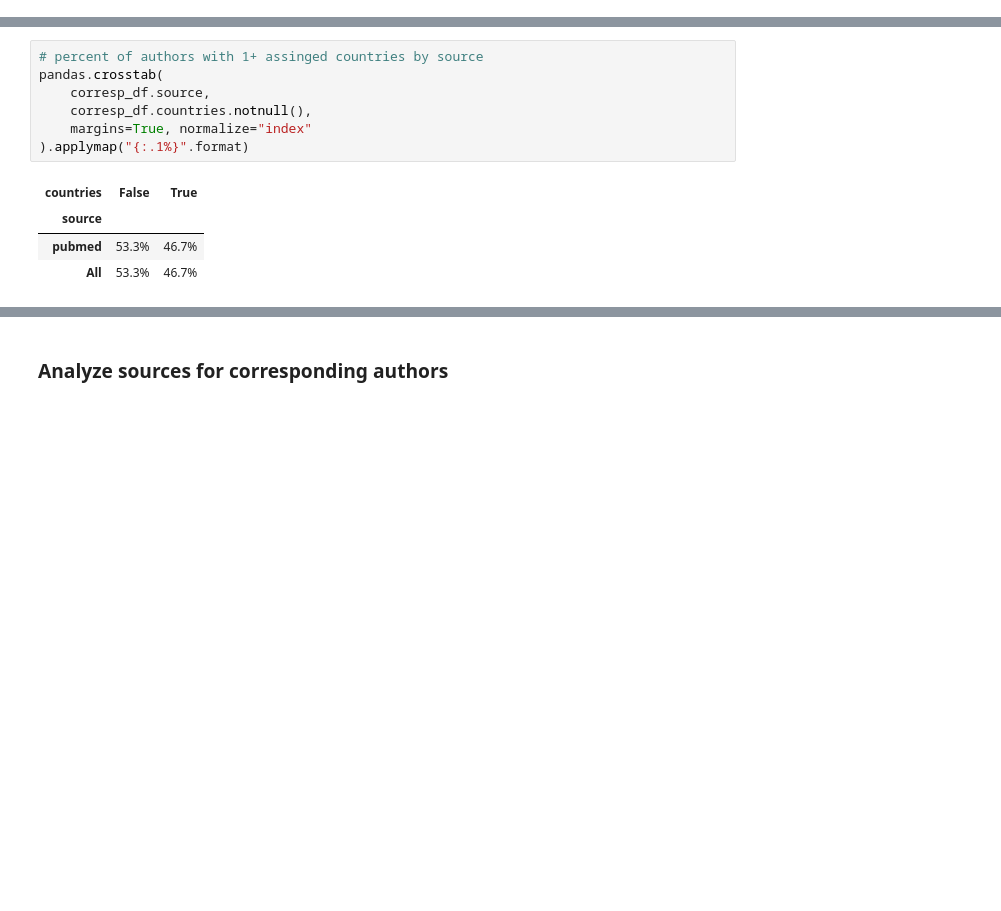
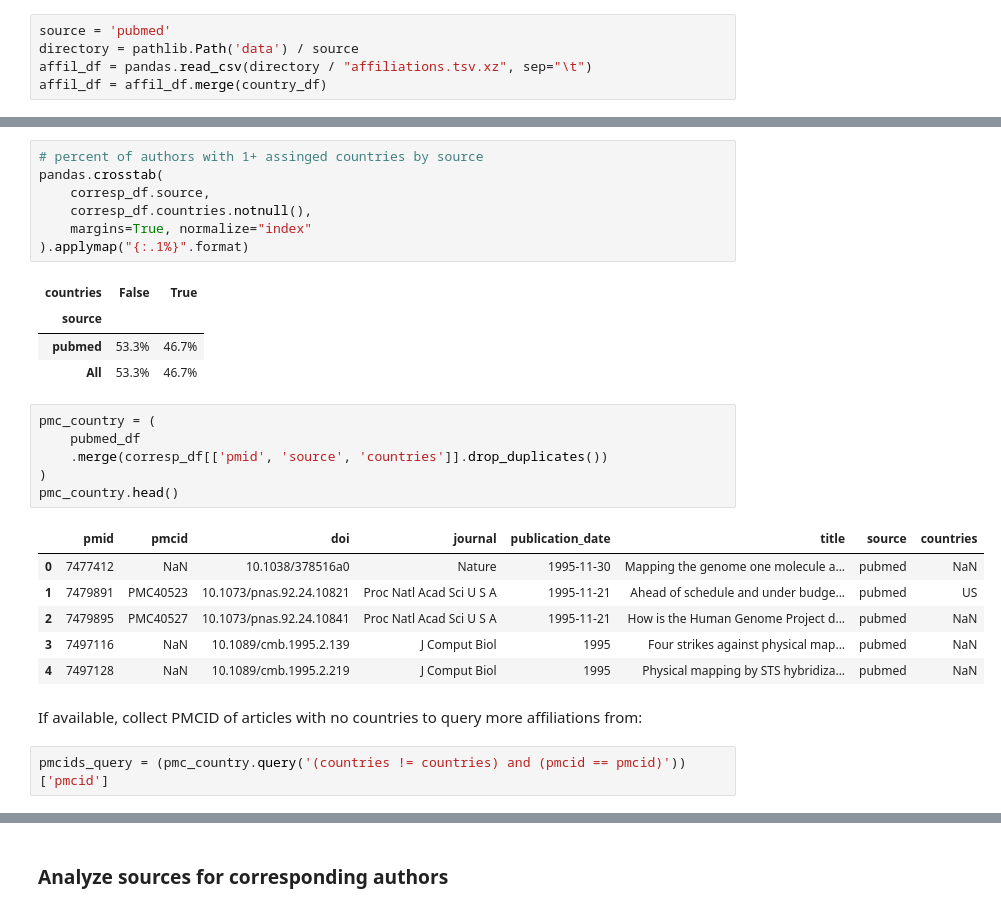
Before and after one commit to greenelab/iscb-diversity, a Jupyter notebook: 08.corresponding-authors.ipynb, the cells around one changed output, grey strips where cells are left out. Saved outputs shown, nothing was run; the diff lists cells and outputs as text; blank space fills up the shorter version.

Commit message:
update country extraction - move old text to markdown cell - add analysis code

```diff
--- a/08.corresponding-authors.ipynb
+++ b/08.corresponding-authors.ipynb
@@ -20,6 +20,11 @@ country_df.head()
 | 2 | "Claudio Munari" Center for Epile... | IT |
 | 3 | "Momentum" Membrane Protein Bioin... | HU |
 | 4 | "Momentum" Membrane Protein Bioin... | HU |
+# %%
+source = 'pubmed'
+directory = pathlib.Path('data') / source
+affil_df = pandas.read_csv(directory / "affiliations.tsv.xz", sep="\t")
+affil_df = affil_df.merge(country_df)
 # %%
 def read_authors(source: str) -> pandas.DataFrame:
     """
@@ -147,3 +152,20 @@ pandas.crosstab(
 | source |  |  |
 | pubmed | 53.3% | 46.7% |
 | All | 53.3% | 46.7% |
+# %%
+pmc_country = (
+    pubmed_df
+    .merge(corresp_df[['pmid', 'source', 'countries']].drop_duplicates())
+)
+pmc_country.head()
+# %% [output]
+|  | pmid | pmcid | doi | journal | publication_date | title | source | countries |
+| 0 | 7477412 | NaN | 10.1038/378516a0 | Nature | 1995-11-30 | Mapping the genome one molecule a... | pubmed | NaN |
+| 1 | 7479891 | PMC40523 | 10.1073/pnas.92.24.10821 | Proc Natl Acad Sci U S A | 1995-11-21 | Ahead of schedule and under budge... | pubmed | US |
+| 2 | 7479895 | PMC40527 | 10.1073/pnas.92.24.10841 | Proc Natl Acad Sci U S A | 1995-11-21 | How is the Human Genome Project d... | pubmed | NaN |
+| 3 | 7497116 | NaN | 10.1089/cmb.1995.2.139 | J Comput Biol | 1995 | Four strikes against physical map... | pubmed | NaN |
+| 4 | 7497128 | NaN | 10.1089/cmb.1995.2.219 | J Comput Biol | 1995 | Physical mapping by STS hybridiza... | pubmed | NaN |
+# %% [markdown]
+If available, collect PMCID of articles with no countries to query more affiliations from:
+# %%
+pmcids_query = (pmc_country.query('(countries != countries) and (pmcid == pmcid)'))['pmcid']
```
Also changed, not shown: parts of 6 cells of this notebook, 1 other file.
